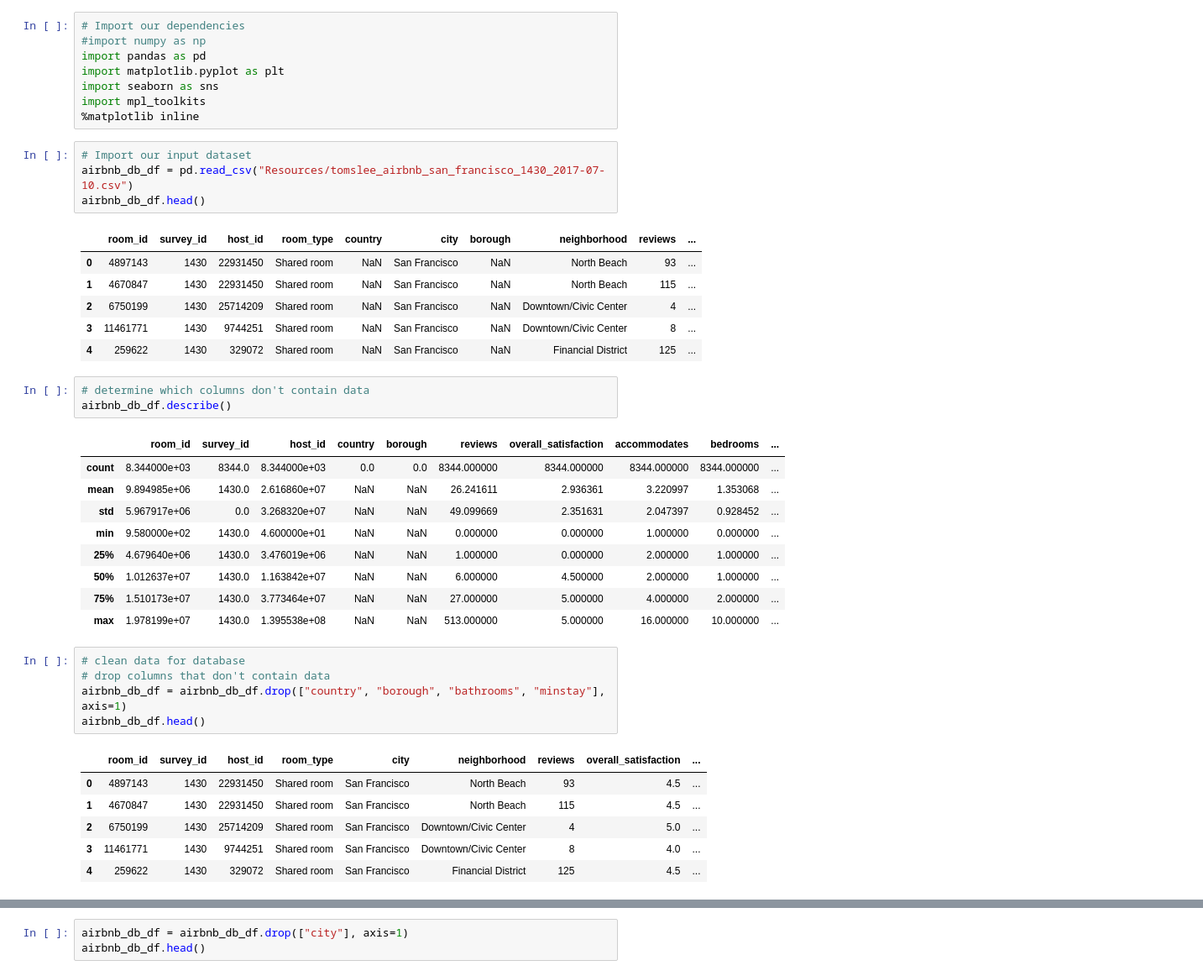
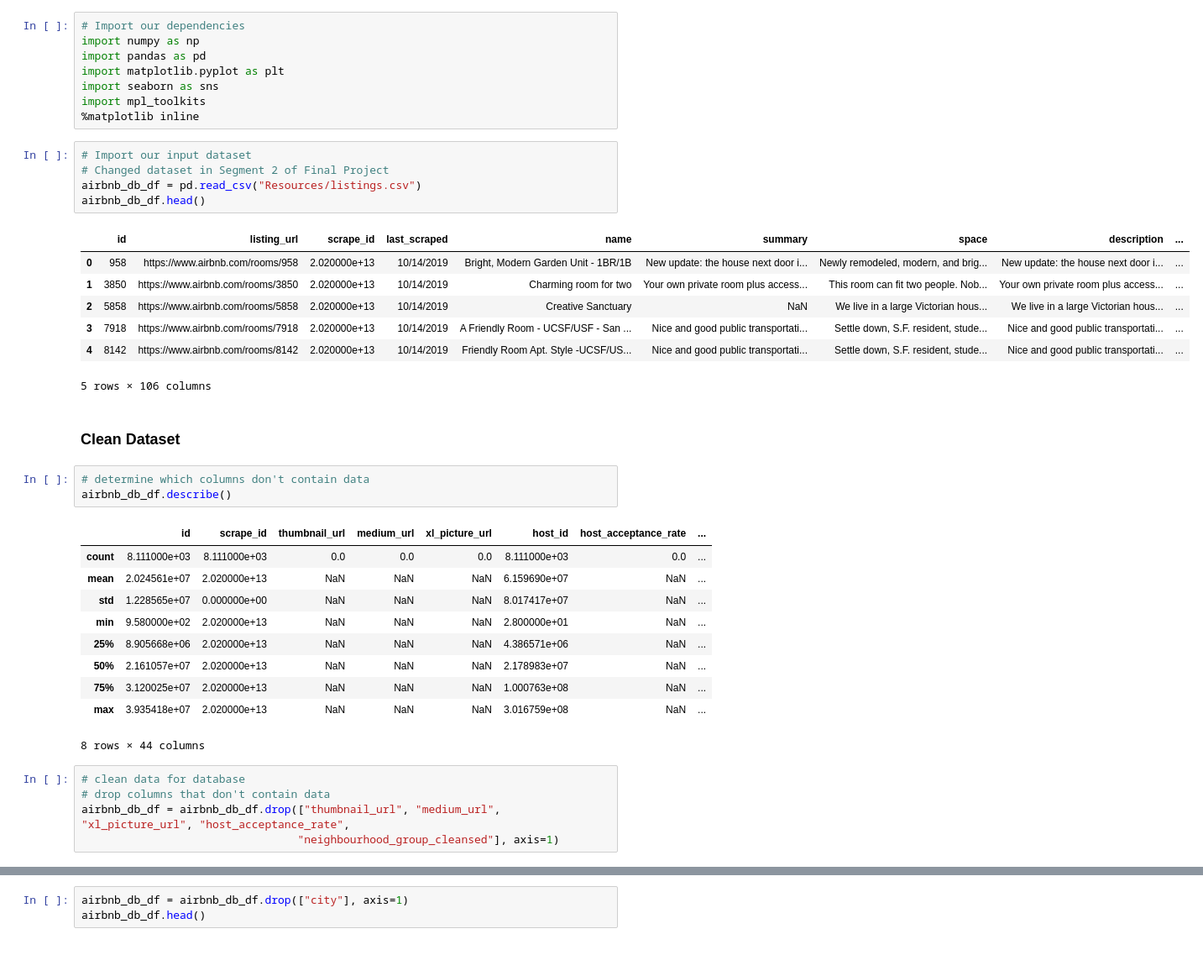
Before and after one commit to rustiri/final_group_airbnb, a Jupyter notebook: SF_Airbnb_EDA.ipynb, the cells around one changed output, grey strips where cells are left out. Shown: that part at 84% size. Cells and saved outputs as stored; diff of their text form; blank space fills up the shorter version.

Commit message:
used different, but similar dataset called listings.csv. cleaning csv

```diff
--- a/SF_Airbnb_EDA.ipynb
+++ b/SF_Airbnb_EDA.ipynb
@@ -1,6 +1,6 @@
 # %%
 # Import our dependencies
-#import numpy as np
+import numpy as np
 import pandas as pd
 import matplotlib.pyplot as plt
 import seaborn as sns
@@ -8,37 +8,35 @@ import mpl_toolkits
 %matplotlib inline
 # %%
 # Import our input dataset
-airbnb_db_df = pd.read_csv("Resources/tomslee_airbnb_san_francisco_1430_2017-07-10.csv")
+# Changed dataset in Segment 2 of Final Project
+airbnb_db_df = pd.read_csv("Resources/listings.csv")
 airbnb_db_df.head()
 # %% [output]
-|  | room_id | survey_id | host_id | room_type | country | city | borough | neighborhood | reviews | ... |
-| 0 | 4897143 | 1430 | 22931450 | Shared room | NaN | San Francisco | NaN | North Beach | 93 | ... |
-| 1 | 4670847 | 1430 | 22931450 | Shared room | NaN | San Francisco | NaN | North Beach | 115 | ... |
-| 2 | 6750199 | 1430 | 25714209 | Shared room | NaN | San Francisco | NaN | Downtown/Civic Center | 4 | ... |
-| 3 | 11461771 | 1430 | 9744251 | Shared room | NaN | San Francisco | NaN | Downtown/Civic Center | 8 | ... |
-| 4 | 259622 | 1430 | 329072 | Shared room | NaN | San Francisco | NaN | Financial District | 125 | ... |
+|  | id | listing_url | scrape_id | last_scraped | name | summary | space | description | ... |
+| 0 | 958 | https://www.airbnb.com/rooms/958 | 2.020000e+13 | 10/14/2019 | Bright, Modern Garden Unit - 1BR/1B | New update: the house next door i... | Newly remodeled, modern, and brig... | New update: the house next door i... | ... |
+| 1 | 3850 | https://www.airbnb.com/rooms/3850 | 2.020000e+13 | 10/14/2019 | Charming room for two | Your own private room plus access... | This room can fit two people. Nob... | Your own private room plus access... | ... |
+| 2 | 5858 | https://www.airbnb.com/rooms/5858 | 2.020000e+13 | 10/14/2019 | Creative Sanctuary | NaN | We live in a large Victorian hous... | We live in a large Victorian hous... | ... |
+| 3 | 7918 | https://www.airbnb.com/rooms/7918 | 2.020000e+13 | 10/14/2019 | A Friendly Room - UCSF/USF - San ... | Nice and good public transportati... | Settle down, S.F. resident, stude... | Nice and good public transportati... | ... |
+| 4 | 8142 | https://www.airbnb.com/rooms/8142 | 2.020000e+13 | 10/14/2019 | Friendly Room Apt. Style -UCSF/US... | Nice and good public transportati... | Settle down, S.F. resident, stude... | Nice and good public transportati... | ... |
+5 rows × 106 columns
+# %% [markdown]
+### Clean Dataset
 # %%
 # determine which columns don't contain data
 airbnb_db_df.describe()
 # %% [output]
-|  | room_id | survey_id | host_id | country | borough | reviews | overall_satisfaction | accommodates | bedrooms | ... |
-| count | 8.344000e+03 | 8344.0 | 8.344000e+03 | 0.0 | 0.0 | 8344.000000 | 8344.000000 | 8344.000000 | 8344.000000 | ... |
-| mean | 9.894985e+06 | 1430.0 | 2.616860e+07 | NaN | NaN | 26.241611 | 2.936361 | 3.220997 | 1.353068 | ... |
-| std | 5.967917e+06 | 0.0 | 3.268320e+07 | NaN | NaN | 49.099669 | 2.351631 | 2.047397 | 0.928452 | ... |
-| min | 9.580000e+02 | 1430.0 | 4.600000e+01 | NaN | NaN | 0.000000 | 0.000000 | 1.000000 | 0.000000 | ... |
-| 25% | 4.679640e+06 | 1430.0 | 3.476019e+06 | NaN | NaN | 1.000000 | 0.000000 | 2.000000 | 1.000000 | ... |
-| 50% | 1.012637e+07 | 1430.0 | 1.163842e+07 | NaN | NaN | 6.000000 | 4.500000 | 2.000000 | 1.000000 | ... |
-| 75% | 1.510173e+07 | 1430.0 | 3.773464e+07 | NaN | NaN | 27.000000 | 5.000000 | 4.000000 | 2.000000 | ... |
-| max | 1.978199e+07 | 1430.0 | 1.395538e+08 | NaN | NaN | 513.000000 | 5.000000 | 16.000000 | 10.000000 | ... |
+|  | id | scrape_id | thumbnail_url | medium_url | xl_picture_url | host_id | host_acceptance_rate | ... |
+| count | 8.111000e+03 | 8.111000e+03 | 0.0 | 0.0 | 0.0 | 8.111000e+03 | 0.0 | ... |
+| mean | 2.024561e+07 | 2.020000e+13 | NaN | NaN | NaN | 6.159690e+07 | NaN | ... |
+| std | 1.228565e+07 | 0.000000e+00 | NaN | NaN | NaN | 8.017417e+07 | NaN | ... |
+| min | 9.580000e+02 | 2.020000e+13 | NaN | NaN | NaN | 2.800000e+01 | NaN | ... |
+| 25% | 8.905668e+06 | 2.020000e+13 | NaN | NaN | NaN | 4.386571e+06 | NaN | ... |
+| 50% | 2.161057e+07 | 2.020000e+13 | NaN | NaN | NaN | 2.178983e+07 | NaN | ... |
+| 75% | 3.120025e+07 | 2.020000e+13 | NaN | NaN | NaN | 1.000763e+08 | NaN | ... |
+| max | 3.935418e+07 | 2.020000e+13 | NaN | NaN | NaN | 3.016759e+08 | NaN | ... |
+8 rows × 44 columns
 # %%
 # clean data for database
 # drop columns that don't contain data
-airbnb_db_df = airbnb_db_df.drop(["country", "borough", "bathrooms", "minstay"], axis=1)
-airbnb_db_df.head()
+airbnb_db_df = airbnb_db_df.drop(["thumbnail_url", "medium_url", "xl_picture_url", "host_acceptance_rate",
+                                 "neighbourhood_group_cleansed"], axis=1)
-# %% [output]
-|  | room_id | survey_id | host_id | room_type | city | neighborhood | reviews | overall_satisfaction | ... |
-| 0 | 4897143 | 1430 | 22931450 | Shared room | San Francisco | North Beach | 93 | 4.5 | ... |
-| 1 | 4670847 | 1430 | 22931450 | Shared room | San Francisco | North Beach | 115 | 4.5 | ... |
-| 2 | 6750199 | 1430 | 25714209 | Shared room | San Francisco | Downtown/Civic Center | 4 | 5.0 | ... |
-| 3 | 11461771 | 1430 | 9744251 | Shared room | San Francisco | Downtown/Civic Center | 8 | 4.0 | ... |
-| 4 | 259622 | 1430 | 329072 | Shared room | San Francisco | Financial District | 125 | 4.5 | ... |
```
Also changed, not shown: parts of 13 cells of this notebook, 1 other file.
